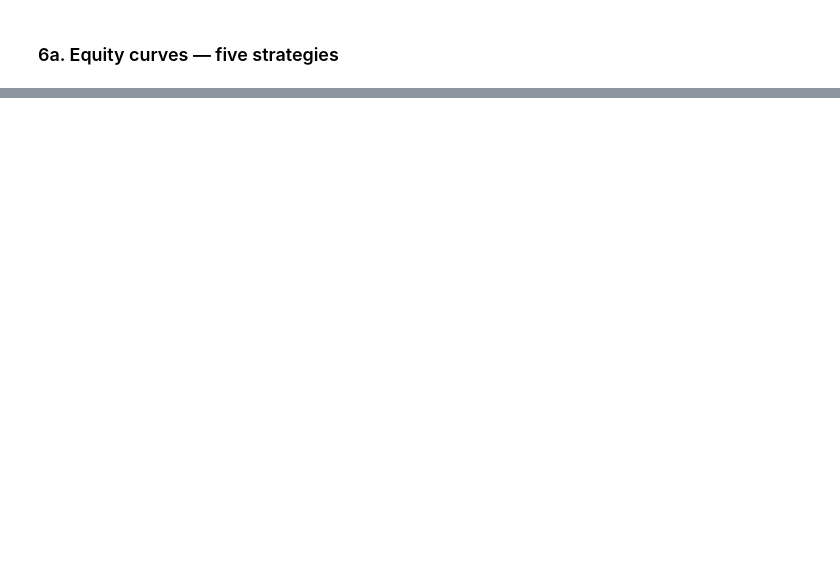
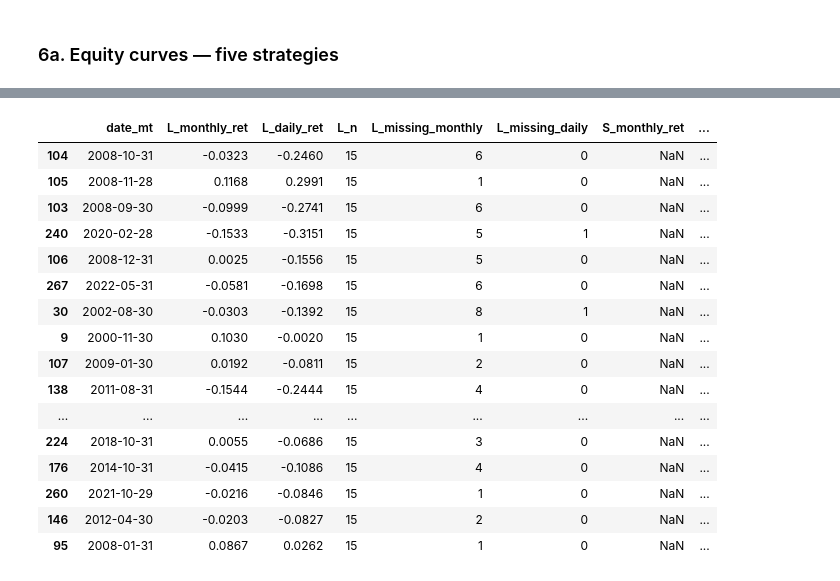
Before and after one commit to galamboslajos/Finance-Working-Files, a Jupyter notebook: Investments_2026/deep_momentum/run.ipynb, the cells around one changed output, grey strips where cells are left out. Saved outputs shown, nothing was run; the diff lists cells and outputs as text; code cells hidden in the pictures; blank space fills up the shorter version.

```diff
--- a/Investments_2026/deep_momentum/run.ipynb
+++ b/Investments_2026/deep_momentum/run.ipynb
@@ -599,0 +780,21 @@ Months with 15 names:
+# %%
+# Table form for notebook inspection.
+bridge_month.sort_values("ls_diff", key=lambda s: s.abs(), ascending=False).head(20).round(4)
+# %% [output]
+|  | date_mt | L_monthly_ret | L_daily_ret | L_n | L_missing_monthly | L_missing_daily | S_monthly_ret | ... |
+| 104 | 2008-10-31 | -0.0323 | -0.2460 | 15 | 6 | 0 | NaN | ... |
+| 105 | 2008-11-28 | 0.1168 | 0.2991 | 15 | 1 | 0 | NaN | ... |
+| 103 | 2008-09-30 | -0.0999 | -0.2741 | 15 | 6 | 0 | NaN | ... |
+| 240 | 2020-02-28 | -0.1533 | -0.3151 | 15 | 5 | 1 | NaN | ... |
+| 106 | 2008-12-31 | 0.0025 | -0.1556 | 15 | 5 | 0 | NaN | ... |
+| 267 | 2022-05-31 | -0.0581 | -0.1698 | 15 | 6 | 0 | NaN | ... |
+| 30 | 2002-08-30 | -0.0303 | -0.1392 | 15 | 8 | 1 | NaN | ... |
+| 9 | 2000-11-30 | 0.1030 | -0.0020 | 15 | 1 | 0 | NaN | ... |
+| 107 | 2009-01-30 | 0.0192 | -0.0811 | 15 | 2 | 0 | NaN | ... |
+| 138 | 2011-08-31 | -0.1544 | -0.2444 | 15 | 4 | 0 | NaN | ... |
+| ... | ... | ... | ... | ... | ... | ... | ... | ... |
+| 224 | 2018-10-31 | 0.0055 | -0.0686 | 15 | 3 | 0 | NaN | ... |
+| 176 | 2014-10-31 | -0.0415 | -0.1086 | 15 | 4 | 0 | NaN | ... |
+| 260 | 2021-10-29 | -0.0216 | -0.0846 | 15 | 1 | 0 | NaN | ... |
+| 146 | 2012-04-30 | -0.0203 | -0.0827 | 15 | 2 | 0 | NaN | ... |
+| 95 | 2008-01-31 | 0.0867 | 0.0262 | 15 | 1 | 0 | NaN | ... |
```
Also changed, not shown: parts of 50 cells of this notebook, 11 other files.
